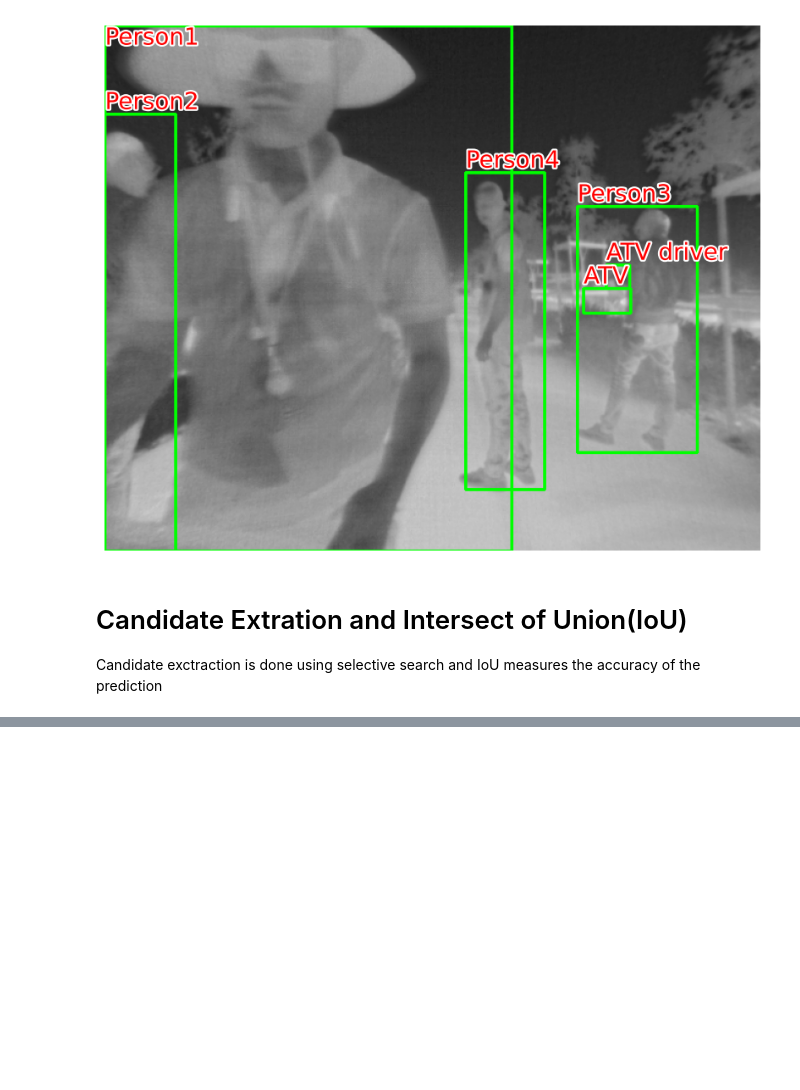
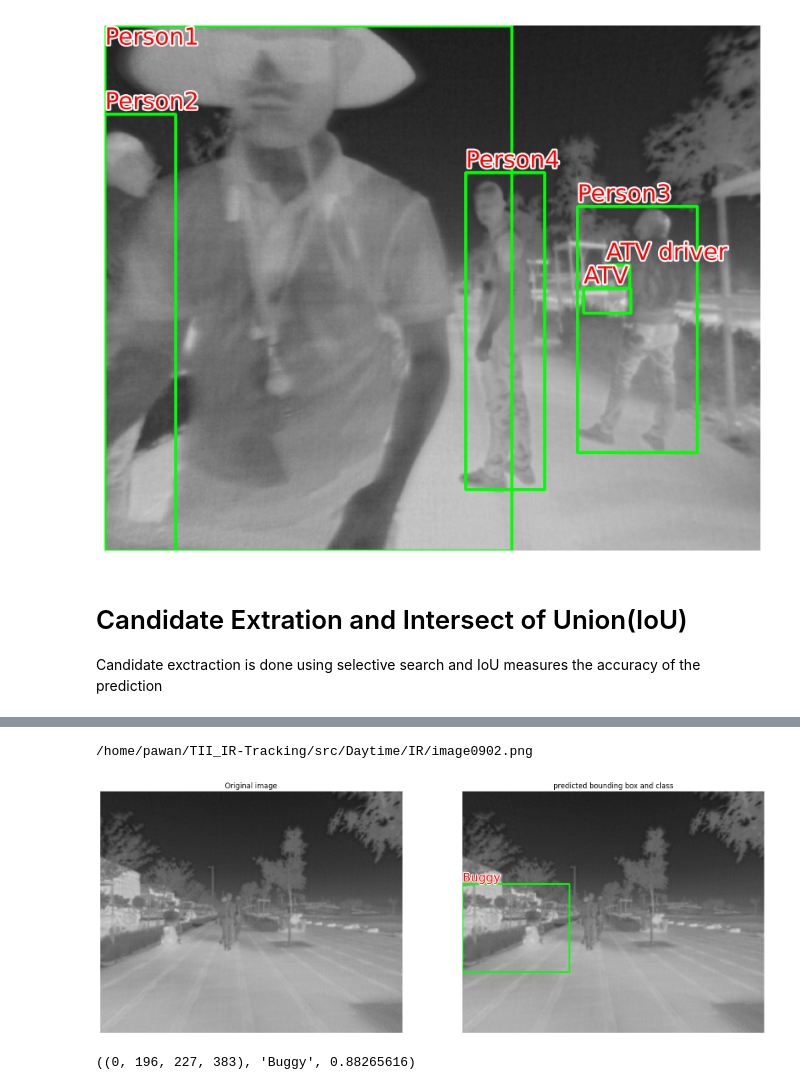
Before and after one commit to THeBest-png/IR-tracking-Challenge, a Jupyter notebook: test.ipynb, the cells around one changed output, grey strips where cells are left out. Saved outputs shown, nothing was run; the diff lists cells and outputs as text; code cells hidden in the pictures; blank space fills up the shorter version.

```diff
--- a/test.ipynb
+++ b/test.ipynb
@@ -425,7 +457,12 @@ def test_predictions(filename, show_output=True):
     plt.show()
     return (x,y,X,Y),target2label[clss[best_pred]],best_conf
 # %%
-image, crops, bbs, labels, deltas, gtbbs, fpath = test_ds[7]
+image, crops, bbs, labels, deltas, gtbbs, fpath = test_ds[1]
+print(fpath)
 test_predictions(fpath)
+# %% [output]
+/home/pawan/TII_IR-Tracking/src/Daytime/IR/image0902.png
+[figure, added]
+((0, 196, 227, 383), 'Buggy', 0.88265616)
 # %%
 torch.save(rcnn.to('cpu').state_dict(), 'rcnn_model.pth')
```
Also changed, not shown: parts of 8 cells of this notebook.
